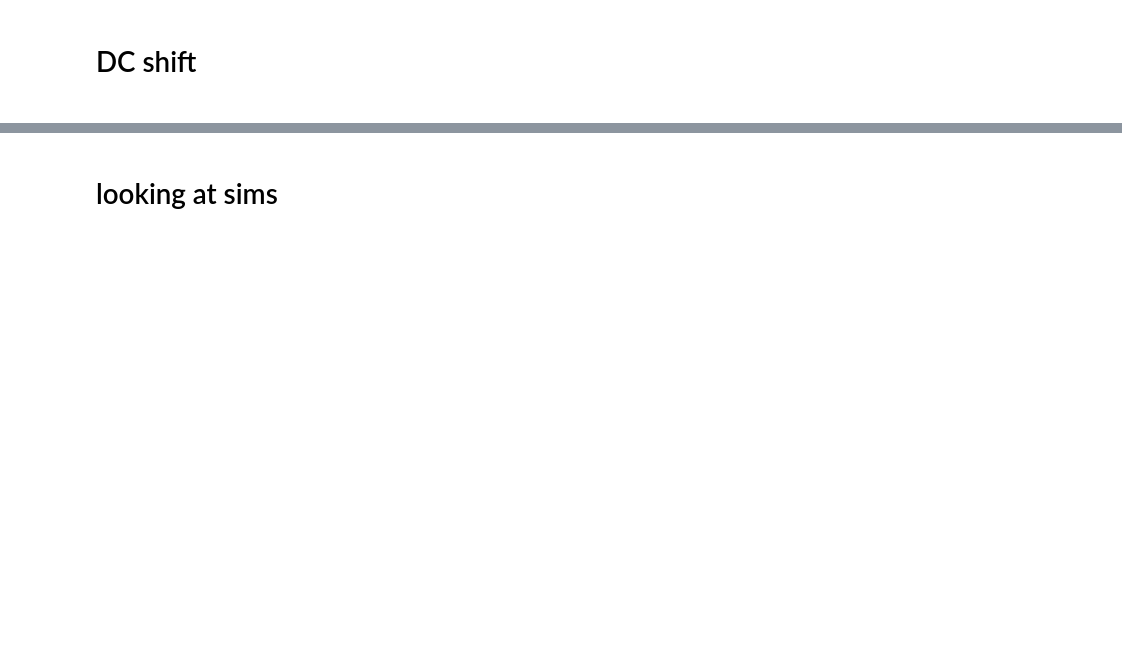
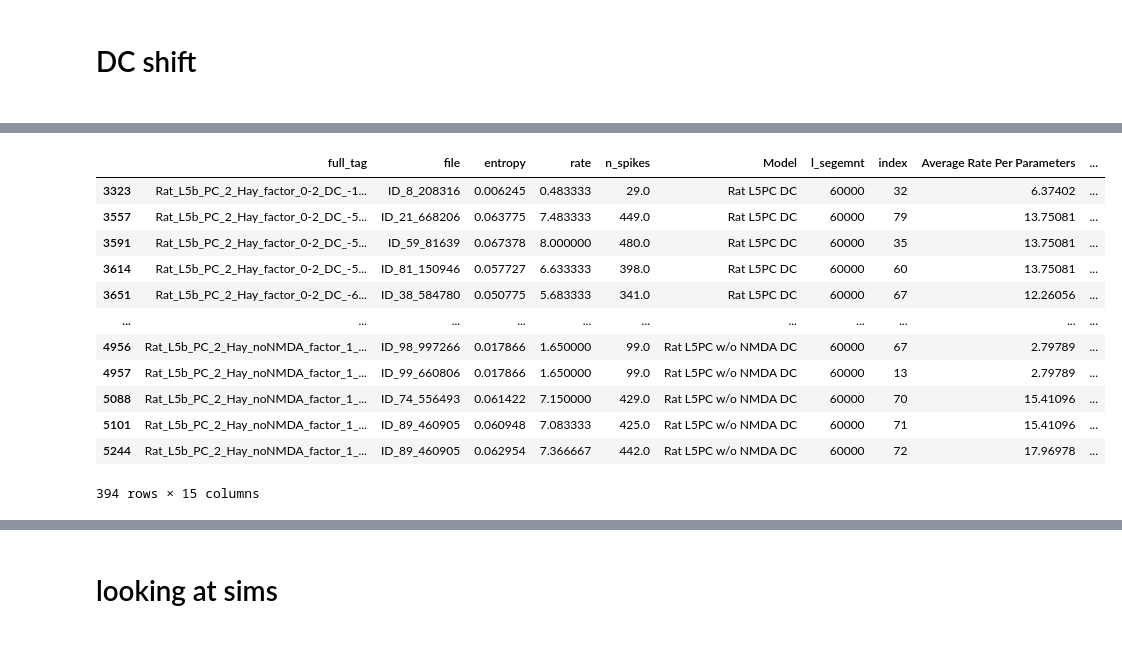
Before and after one commit to NitzanLux/neuron_mi, a Jupyter notebook: entropy_CTW_eval.ipynb, the cells around one changed output, grey strips where cells are left out. Drawn from its saved outputs; the diff is of its cells as text; code cells hidden in the pictures; blank space fills up the shorter version.

```diff
--- a/entropy_CTW_eval.ipynb
+++ b/entropy_CTW_eval.ipynb
@@ -598,6 +617,20 @@ dc_df[['full_tag', 'factor']]
 # %%
 # sns.lineplot(dc_df,x='DC_factor',y='rate',hue="Model").set(title='Rate as function of DC factor')
-df[df['normalized_entropy']>1.]
+dc_df[dc_df['normalized_entropy']>1.]
+# %% [output]
+|  | full_tag | file | entropy | rate | n_spikes | Model | l_segemnt | index | Average Rate Per Parameters | ... |
+| 3323 | Rat_L5b_PC_2_Hay_factor_0-2_DC_-1... | ID_8_208316 | 0.006245 | 0.483333 | 29.0 | Rat L5PC DC | 60000 | 32 | 6.37402 | ... |
+| 3557 | Rat_L5b_PC_2_Hay_factor_0-2_DC_-5... | ID_21_668206 | 0.063775 | 7.483333 | 449.0 | Rat L5PC DC | 60000 | 79 | 13.75081 | ... |
+| 3591 | Rat_L5b_PC_2_Hay_factor_0-2_DC_-5... | ID_59_81639 | 0.067378 | 8.000000 | 480.0 | Rat L5PC DC | 60000 | 35 | 13.75081 | ... |
+| 3614 | Rat_L5b_PC_2_Hay_factor_0-2_DC_-5... | ID_81_150946 | 0.057727 | 6.633333 | 398.0 | Rat L5PC DC | 60000 | 60 | 13.75081 | ... |
+| 3651 | Rat_L5b_PC_2_Hay_factor_0-2_DC_-6... | ID_38_584780 | 0.050775 | 5.683333 | 341.0 | Rat L5PC DC | 60000 | 67 | 12.26056 | ... |
+| ... | ... | ... | ... | ... | ... | ... | ... | ... | ... | ... |
+| 4956 | Rat_L5b_PC_2_Hay_noNMDA_factor_1_... | ID_98_997266 | 0.017866 | 1.650000 | 99.0 | Rat L5PC w/o NMDA DC | 60000 | 67 | 2.79789 | ... |
+| 4957 | Rat_L5b_PC_2_Hay_noNMDA_factor_1_... | ID_99_660806 | 0.017866 | 1.650000 | 99.0 | Rat L5PC w/o NMDA DC | 60000 | 13 | 2.79789 | ... |
+| 5088 | Rat_L5b_PC_2_Hay_noNMDA_factor_1_... | ID_74_556493 | 0.061422 | 7.150000 | 429.0 | Rat L5PC w/o NMDA DC | 60000 | 70 | 15.41096 | ... |
+| 5101 | Rat_L5b_PC_2_Hay_noNMDA_factor_1_... | ID_89_460905 | 0.060948 | 7.083333 | 425.0 | Rat L5PC w/o NMDA DC | 60000 | 71 | 15.41096 | ... |
+| 5244 | Rat_L5b_PC_2_Hay_noNMDA_factor_1_... | ID_89_460905 | 0.062954 | 7.366667 | 442.0 | Rat L5PC w/o NMDA DC | 60000 | 72 | 17.96978 | ... |
+394 rows × 15 columns
 # %%
 print((dc_df[dc_df['normalized_entropy']>1.]))
 plt.grid(False)
```
Also changed, not shown: parts of 7 cells of this notebook, 1 other file.
